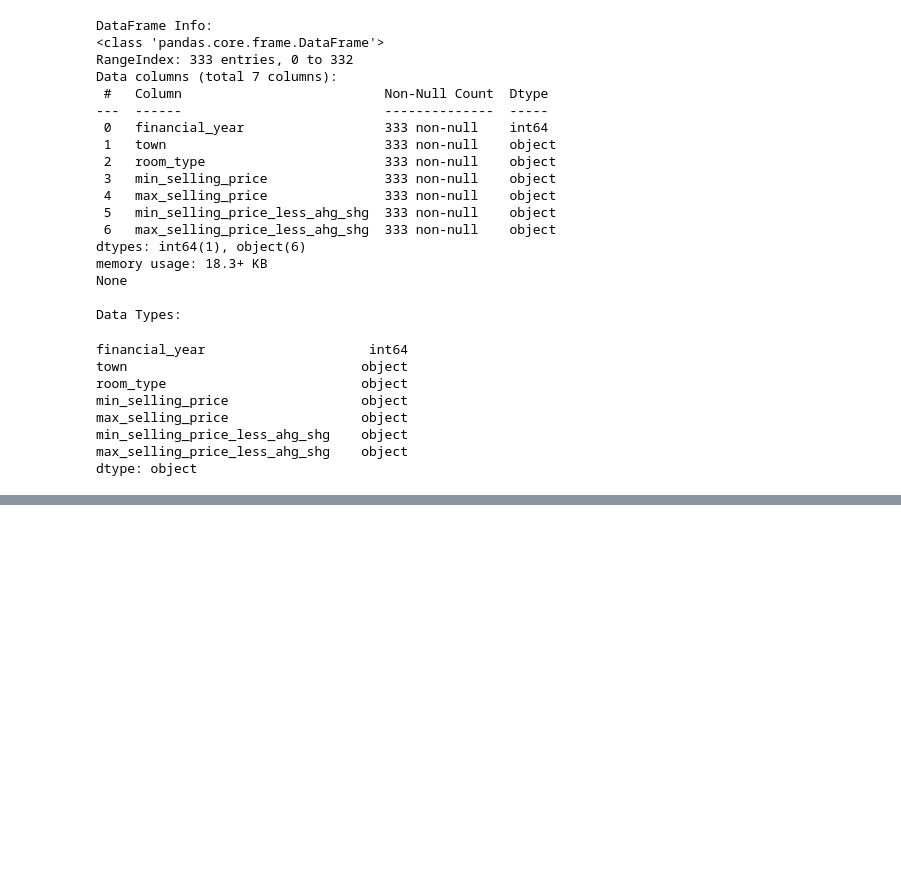
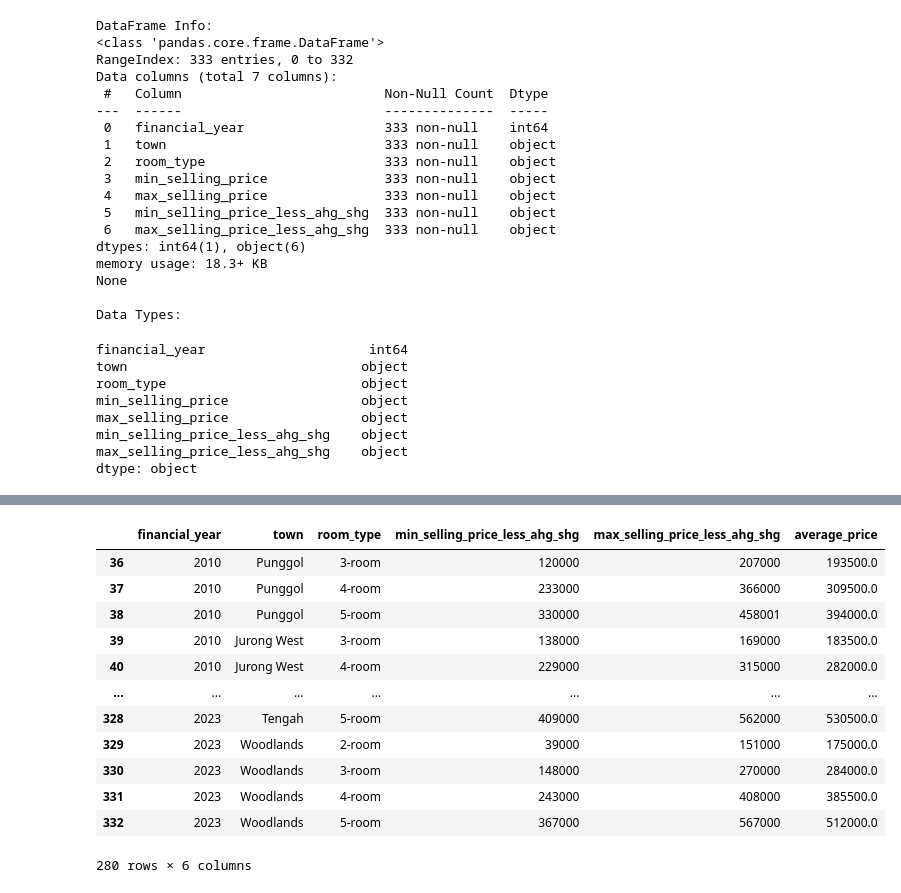
Before and after one commit to Ksnaeh/SVM-BTO-Prices, a Jupyter notebook: SVM-program.ipynb, the cells around one changed output, grey strips where cells are left out. Drawn from its saved outputs; the diff is of its cells as text; code cells hidden in the pictures; blank space fills up the shorter version.

```diff
--- a/SVM-program.ipynb
+++ b/SVM-program.ipynb
@@ -80,0 +89,22 @@ df
+# %%
+#drop the min_selling_price_less_ahg_shg and max_selling_price_less_ahg_shg columns that are 0
+df['min_selling_price_less_ahg_shg'] = pd.to_numeric(df['min_selling_price_less_ahg_shg'], errors='coerce')
+df['max_selling_price_less_ahg_shg'] = pd.to_numeric(df['max_selling_price_less_ahg_shg'], errors='coerce')
+
+df = df[(df['min_selling_price_less_ahg_shg'] > 0) & (df['max_selling_price_less_ahg_shg'] > 0)]
+
+df
+# %% [output]
+|  | financial_year | town | room_type | min_selling_price_less_ahg_shg | max_selling_price_less_ahg_shg | average_price |
+| 36 | 2010 | Punggol | 3-room | 120000 | 207000 | 193500.0 |
+| 37 | 2010 | Punggol | 4-room | 233000 | 366000 | 309500.0 |
+| 38 | 2010 | Punggol | 5-room | 330000 | 458001 | 394000.0 |
+| 39 | 2010 | Jurong West | 3-room | 138000 | 169000 | 183500.0 |
+| 40 | 2010 | Jurong West | 4-room | 229000 | 315000 | 282000.0 |
+| ... | ... | ... | ... | ... | ... | ... |
+| 328 | 2023 | Tengah | 5-room | 409000 | 562000 | 530500.0 |
+| 329 | 2023 | Woodlands | 2-room | 39000 | 151000 | 175000.0 |
+| 330 | 2023 | Woodlands | 3-room | 148000 | 270000 | 284000.0 |
+| 331 | 2023 | Woodlands | 4-room | 243000 | 408000 | 385500.0 |
+| 332 | 2023 | Woodlands | 5-room | 367000 | 567000 | 512000.0 |
+280 rows × 6 columns
```
Also changed, not shown: parts of 9 cells of this notebook, 1 other file.
